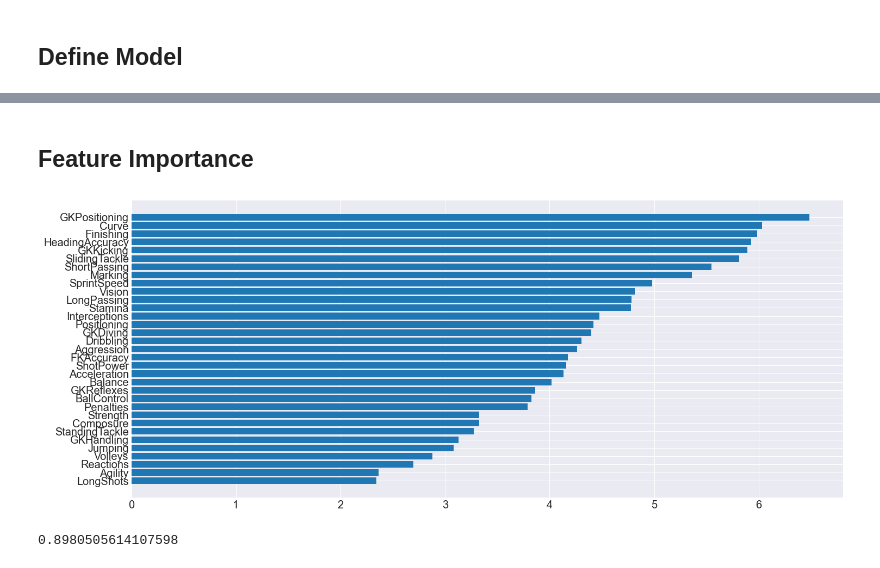
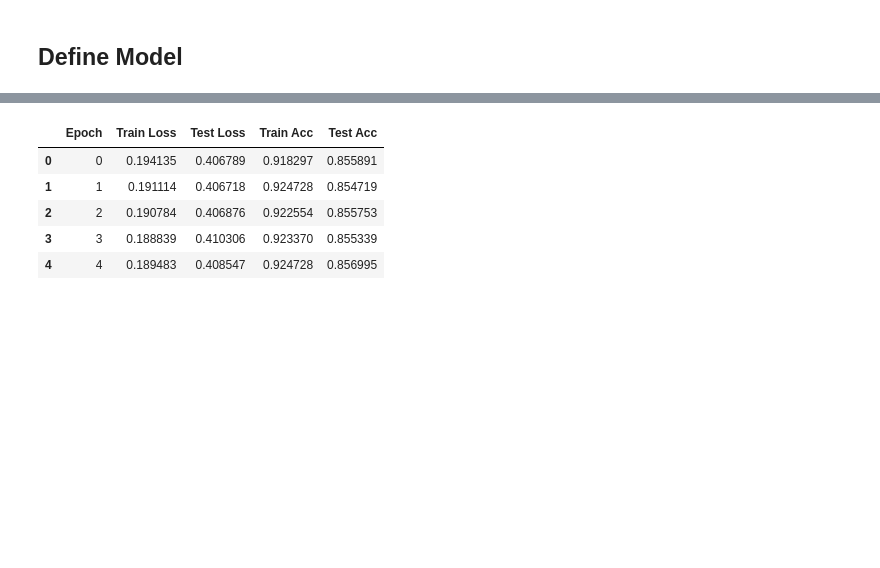
Before and after one commit to AshishMulani/Deep_Learning, a Jupyter notebook: Notebooks/Day6/T03_FIFA_PYTORCH.ipynb, the cells around one changed output, grey strips where cells are left out. Saved outputs shown, nothing was run; the diff lists cells and outputs as text; code cells hidden in the pictures; blank space fills up the shorter version.

```diff
--- a/Notebooks/Day6/T03_FIFA_PYTORCH.ipynb
+++ b/Notebooks/Day6/T03_FIFA_PYTORCH.ipynb
@@ -489,37 +379,14 @@ fn_plot_tf_hist(loss_df)
-# %% [markdown]
-## Feature Importance
-# %%
-for layer in model.layers:
-    if isinstance(layer, tf.keras.layers.Dense):
-        first_kernel = layer
-        break
-
-weights, bias = first_kernel.get_weights()
-weights.shape, bias.shape
-
-features_importance = np.abs(weights).sum(axis=1)
-features_df = pd.DataFrame({'feature': X_train.columns,
-                            'importance': features_importance})
-
-features_df = features_df.sort_values(by='importance', ascending=False)
-
-fig, ax = plt.subplots()
-ax.barh(features_df['feature'], features_df['importance'])
-plt.gca().invert_yaxis()
-plt.tight_layout()
-# %% [output]
-[figure, removed]
-# %%
-y_true, y_pred = [], []
-
-for features, labels in train_ds:
-    pred = model(features, training=False)
-    pred = pred.numpy().argmax(axis=1)
-    y_pred.append(pred)
-    y_true.append(labels.numpy())
-
-y_true, y_pred = np.concatenate(y_true), np.concatenate(y_pred)
-
-accuracy_score(y_true, y_pred)
-# %% [output]
-0.8980505614107598
+# %%
+loss_df = pd.DataFrame({'Epoch': n_epoch,
+                        'Train Loss': loss,
+                        'Test Loss': tloss,
+                        'Train Acc': acc,
+                        'Test Acc': tacc})
+loss_df.head()
+# %% [output]
+|  | Epoch | Train Loss | Test Loss | Train Acc | Test Acc |
+| 0 | 0 | 0.194135 | 0.406789 | 0.918297 | 0.855891 |
+| 1 | 1 | 0.191114 | 0.406718 | 0.924728 | 0.854719 |
+| 2 | 2 | 0.190784 | 0.406876 | 0.922554 | 0.855753 |
+| 3 | 3 | 0.188839 | 0.410306 | 0.923370 | 0.855339 |
+| 4 | 4 | 0.189483 | 0.408547 | 0.924728 | 0.856995 |
```
Also changed, not shown: parts of 29 cells of this notebook.
